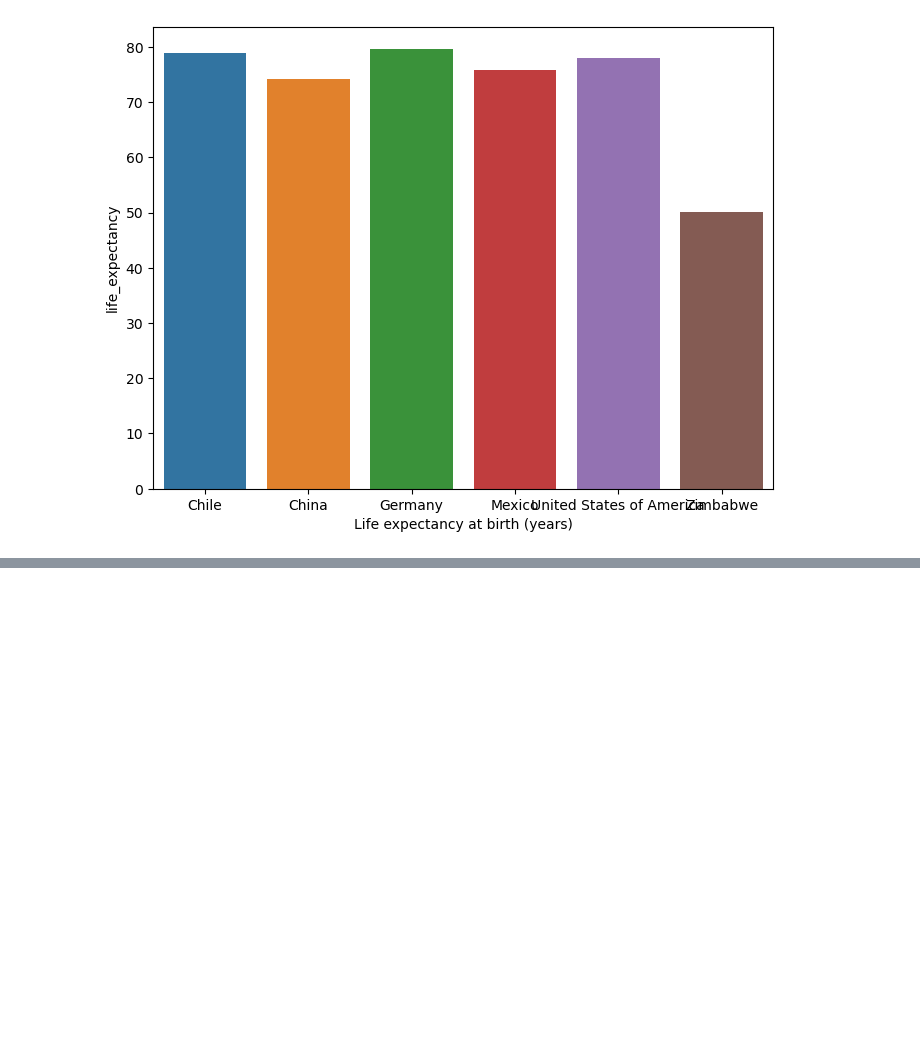
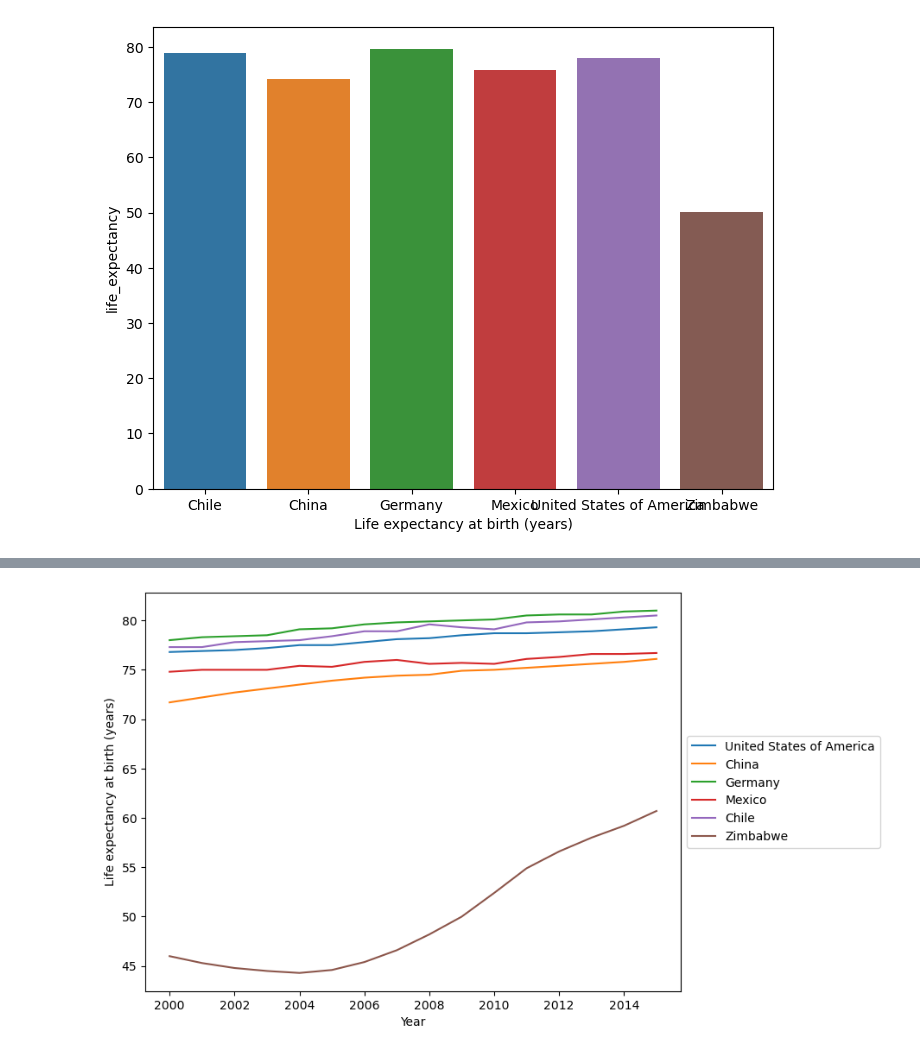
Before and after one commit to ada1312/-Portfolio_project_codecademy2, a Jupyter notebook: portfolio_2.ipynb, the cells around one changed output, grey strips where cells are left out. Saved outputs shown, nothing was run; the diff lists cells and outputs as text; code cells hidden in the pictures; blank space fills up the shorter version.

```diff
--- a/portfolio_2.ipynb
+++ b/portfolio_2.ipynb
@@ -144,0 +161,7 @@ plt.xlabel("Life expectancy at birth (years)");
+# %%
+plt.figure(figsize=(8,6))
+sns.lineplot(x=data.Year, y=data.life_expectancy, hue=data.Country)
+plt.legend(loc='center left', bbox_to_anchor=(1, 0.5), ncol=1)
+plt.ylabel("Life expectancy at birth (years)");
+# %% [output]
+[figure, added]
```
Also changed, not shown: parts of 3 cells of this notebook.
